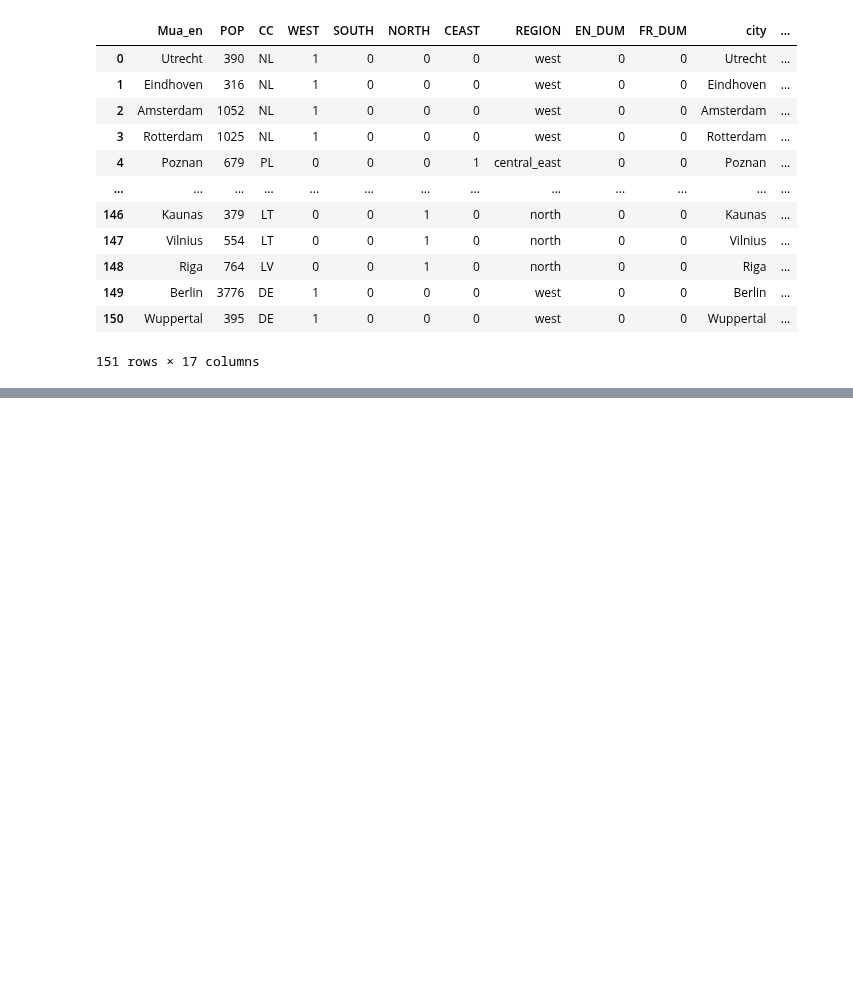
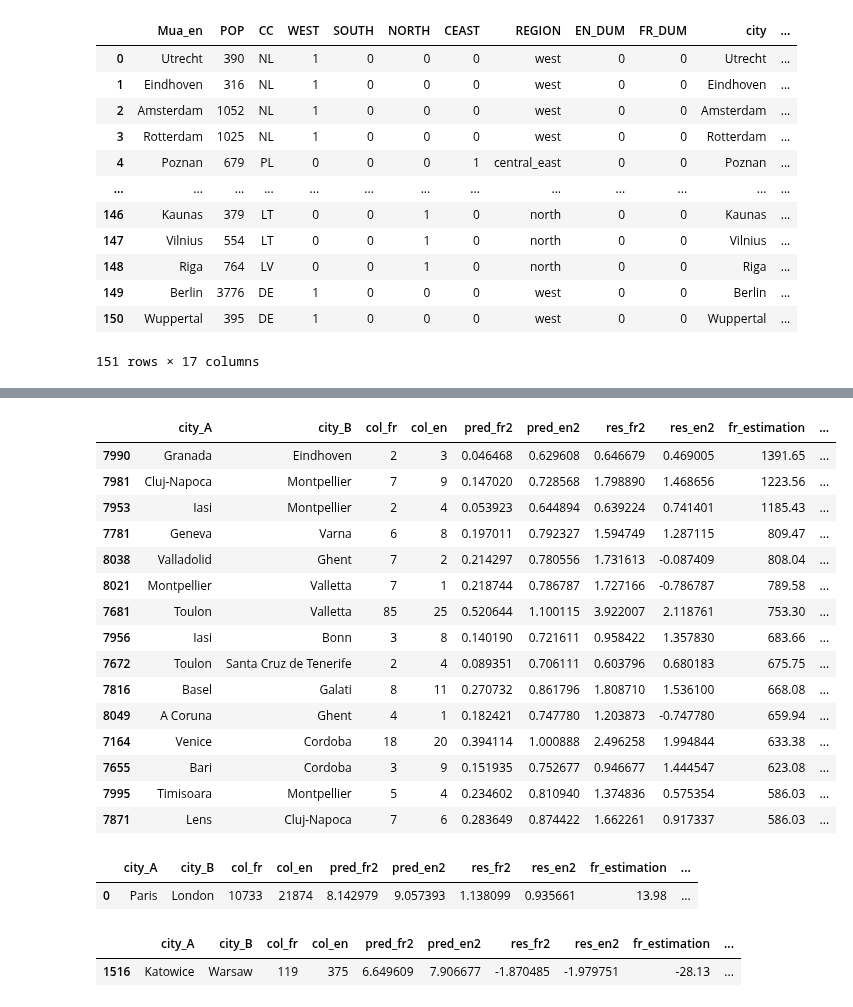
Before and after one commit to seriousdeejay/citynet, a Jupyter notebook: src/analyses/Brecht/06_comparing.ipynb, the cells around one changed output, grey strips where cells are left out. Saved outputs shown, nothing was run; the diff lists cells and outputs as text; code cells hidden in the pictures; blank space fills up the shorter version.

Commit message:
tables

```diff
--- a/src/analyses/Brecht/06_comparing.ipynb
+++ b/src/analyses/Brecht/06_comparing.ipynb
@@ -263,0 +279,14 @@ df.to_csv(fp, index = False, sep=';')
+# %%
+# predictions for the cities
+en_degrees = dict()
+
+for city in cities:
+    en_degrees[city] = 0
+
+fr_degrees = en_degrees.copy()
+
+for i, row in df_new.iterrows():
+    en_degrees[row.city_A] += row.pred_en2
+    en_degrees[row.city_B] += row.pred_en2
+    fr_degrees[row.city_A] += row.pred_fr2
+    fr_degrees[row.city_B] += row.pred_fr2
@@ -263,0 +296,14 @@ df.to_csv(fp, index = False, sep=';')
+# %%
+# residuals for the cities
+en_degrees = dict()
+
+for city in cities:
+    en_degrees[city] = 0
+
+fr_degrees = en_degrees.copy()
+
+for i, row in df_new.iterrows():
+    en_degrees[row.city_A] += row.res_en2
+    en_degrees[row.city_B] += row.res_en2
+    fr_degrees[row.city_A] += row.res_fr2
+    fr_degrees[row.city_B] += row.res_fr2
@@ -263,0 +313,6 @@ df.to_csv(fp, index = False, sep=';')
+# %%
+# verschil percentage groter kleiner\n",
+def estimation(row, pred_col, res_col):
+    percentage = (row[res_col] / row[pred_col]) * 100
+
+    return round(percentage, 2)
@@ -263,0 +341,33 @@ df.to_csv(fp, index = False, sep=';')
+# %%
+df_new['fr_estimation'] = df_new.apply(estimation, pred_col = 'pred_fr2', res_col = 'res_fr2', axis = 1)
+df_new['en_estimation'] = df_new.apply(estimation, pred_col = 'pred_en2', res_col = 'res_en2', axis = 1)
+# %%
+COLS = ['city_A', 'city_B', 'col_fr', 'col_en', 'pred_fr2', 'pred_en2', 'res_fr2', 'res_en2', 'fr_estimation', 'en_estimation']
+df_new[COLS].sort_values('fr_estimation', ascending=False).head(15)
+# %% [output]
+|  | city_A | city_B | col_fr | col_en | pred_fr2 | pred_en2 | res_fr2 | res_en2 | fr_estimation | ... |
+| 7990 | Granada | Eindhoven | 2 | 3 | 0.046468 | 0.629608 | 0.646679 | 0.469005 | 1391.65 | ... |
+| 7981 | Cluj-Napoca | Montpellier | 7 | 9 | 0.147020 | 0.728568 | 1.798890 | 1.468656 | 1223.56 | ... |
+| 7953 | Iasi | Montpellier | 2 | 4 | 0.053923 | 0.644894 | 0.639224 | 0.741401 | 1185.43 | ... |
+| 7781 | Geneva | Varna | 6 | 8 | 0.197011 | 0.792327 | 1.594749 | 1.287115 | 809.47 | ... |
+| 8038 | Valladolid | Ghent | 7 | 2 | 0.214297 | 0.780556 | 1.731613 | -0.087409 | 808.04 | ... |
+| 8021 | Montpellier | Valletta | 7 | 1 | 0.218744 | 0.786787 | 1.727166 | -0.786787 | 789.58 | ... |
+| 7681 | Toulon | Valletta | 85 | 25 | 0.520644 | 1.100115 | 3.922007 | 2.118761 | 753.30 | ... |
+| 7956 | Iasi | Bonn | 3 | 8 | 0.140190 | 0.721611 | 0.958422 | 1.357830 | 683.66 | ... |
+| 7672 | Toulon | Santa Cruz de Tenerife | 2 | 4 | 0.089351 | 0.706111 | 0.603796 | 0.680183 | 675.75 | ... |
+| 7816 | Basel | Galati | 8 | 11 | 0.270732 | 0.861796 | 1.808710 | 1.536100 | 668.08 | ... |
+| 8049 | A Coruna | Ghent | 4 | 1 | 0.182421 | 0.747780 | 1.203873 | -0.747780 | 659.94 | ... |
+| 7164 | Venice | Cordoba | 18 | 20 | 0.394114 | 1.000888 | 2.496258 | 1.994844 | 633.38 | ... |
+| 7655 | Bari | Cordoba | 3 | 9 | 0.151935 | 0.752677 | 0.946677 | 1.444547 | 623.08 | ... |
+| 7995 | Timisoara | Montpellier | 5 | 4 | 0.234602 | 0.810940 | 1.374836 | 0.575354 | 586.03 | ... |
+| 7871 | Lens | Cluj-Napoca | 7 | 6 | 0.283649 | 0.874422 | 1.662261 | 0.917337 | 586.03 | ... |
+# %%
+df_new[COLS][(df_new.city_A == "Paris" )& (df_new.city_B == "London" )]
+# %% [output]
+|  | city_A | city_B | col_fr | col_en | pred_fr2 | pred_en2 | res_fr2 | res_en2 | fr_estimation | ... |
+| 0 | Paris | London | 10733 | 21874 | 8.142979 | 9.057393 | 1.138099 | 0.935661 | 13.98 | ... |
+# %%
+df_new[COLS][(df_new.city_A == "Katowice" )& (df_new.city_B == "Warsaw" )]
+# %% [output]
+|  | city_A | city_B | col_fr | col_en | pred_fr2 | pred_en2 | res_fr2 | res_en2 | fr_estimation | ... |
+| 1516 | Katowice | Warsaw | 119 | 375 | 6.649609 | 7.906677 | -1.870485 | -1.979751 | -28.13 | ... |
```
Also changed, not shown: parts of 8 cells of this notebook, 1 other file.
